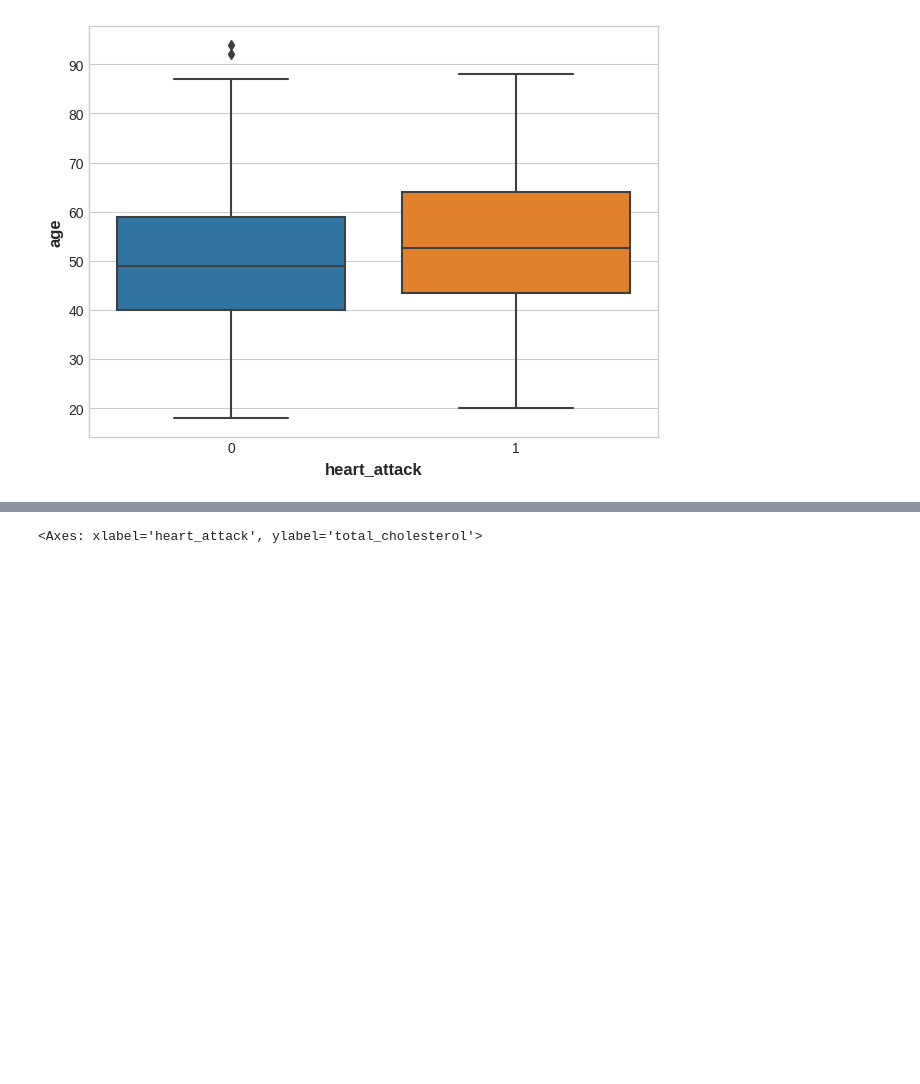
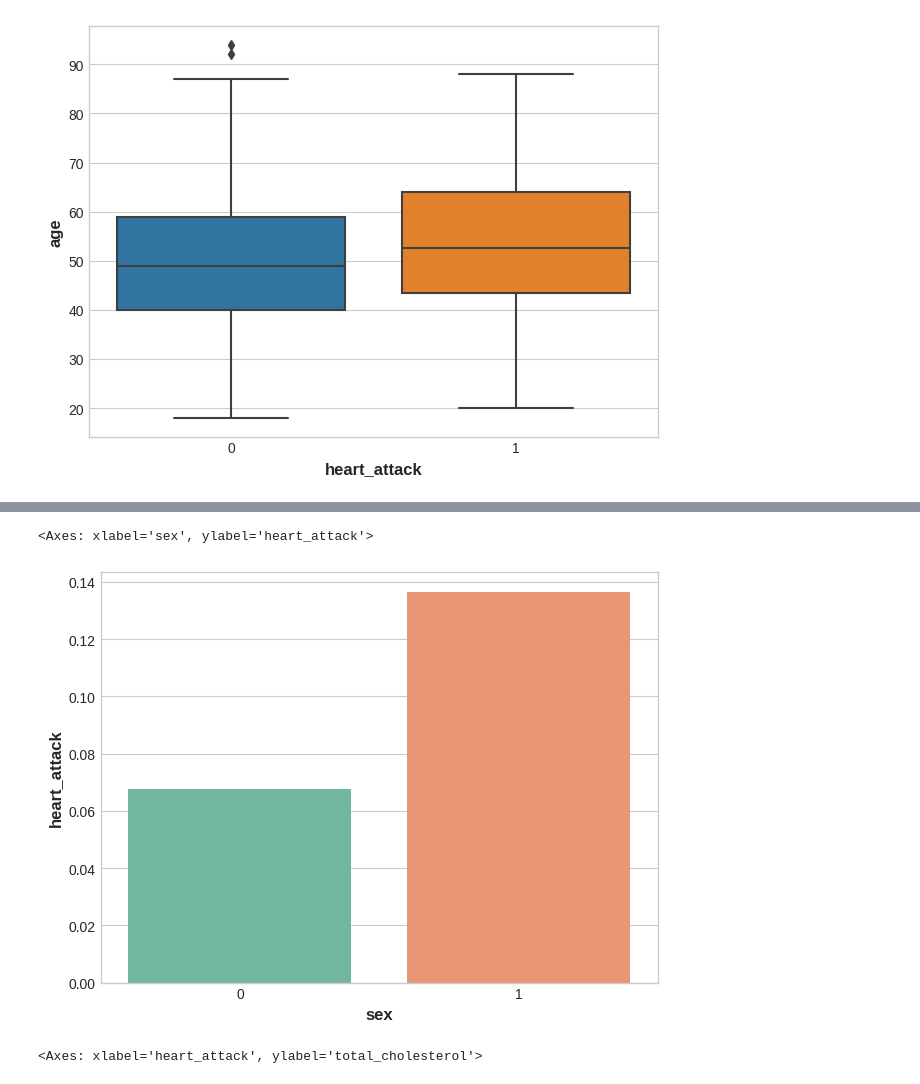
Before and after one commit to WONYOUNG-SONG/Kaggle, a Jupyter notebook: HeartAttackRiskAssessment/submission.ipynb, the cells around one changed output, grey strips where cells are left out. Cells and saved outputs as stored; diff of their text form; code cells hidden in the pictures; blank space fills up the shorter version.

```diff
--- a/HeartAttackRiskAssessment/submission.ipynb
+++ b/HeartAttackRiskAssessment/submission.ipynb
@@ -83,3 +90,9 @@ sns.countplot(x='sex', hue='heart_attack', data=HAR, palette='Set2')
+# %%
+proportions = HAR.groupby('sex')['heart_attack'].mean().reset_index()
+sns.barplot(x='sex', y='heart_attack', data=proportions, palette='Set2')
+# %% [output]
+<Axes: xlabel='sex', ylabel='heart_attack'>
+[figure, added]
 # %%
 sns.violinplot(x='heart_attack', y='total_cholesterol', data=HAR, inner='quartile', palette='Set3')
 # %% [output]
```
Also changed, not shown: parts of 5 cells of this notebook.
